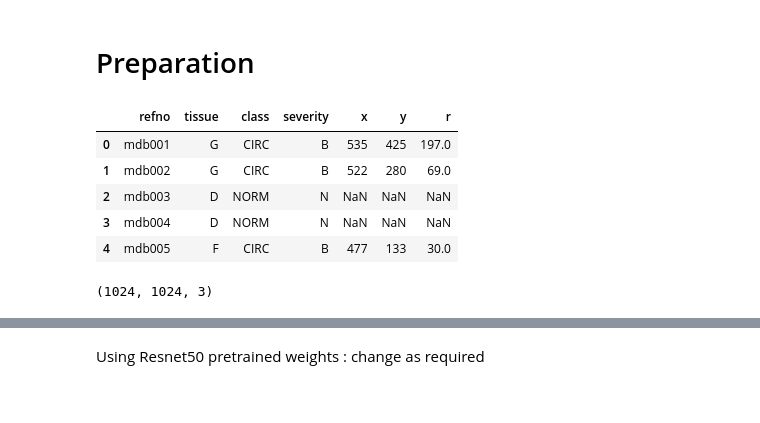
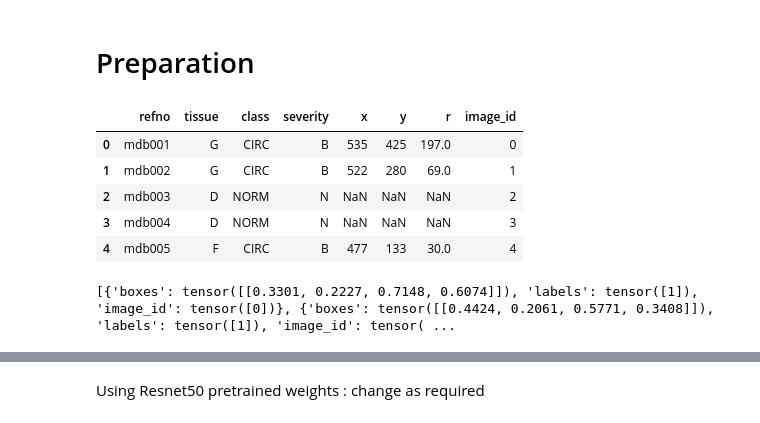
Before and after one commit to saragracebiddle/bioe486_project, a Jupyter notebook: demo.ipynb, the cells around one changed output, grey strips where cells are left out. Cells and saved outputs as stored; diff of their text form; code cells hidden in the pictures.

Commit message:
CustomTensorDataset for dataLoader

```diff
--- a/demo.ipynb
+++ b/demo.ipynb
@@ -35,13 +38,14 @@ https://www.kaggle.com/code/daniel601/pytorch-fasterrcnn
 # %%
 dir = os.getcwd()
 info = pd.read_csv(dir +'/mias_info/labels.txt', sep = ' ', header = None)
 info.columns = ['refno', 'tissue', 'class', 'severity','x','y','r']
 info['severity'] = info['severity'].fillna('N')
+info['image_id'] = info.refno.str.split('b', expand = True)[1].astype(int) -1
 info.head()
 # %% [output]
-|  | refno | tissue | class | severity | x | y | r |
-| 0 | mdb001 | G | CIRC | B | 535 | 425 | 197.0 |
-| 1 | mdb002 | G | CIRC | B | 522 | 280 | 69.0 |
-| 2 | mdb003 | D | NORM | N | NaN | NaN | NaN |
-| 3 | mdb004 | D | NORM | N | NaN | NaN | NaN |
-| 4 | mdb005 | F | CIRC | B | 477 | 133 | 30.0 |
+|  | refno | tissue | class | severity | x | y | r | image_id |
+| 0 | mdb001 | G | CIRC | B | 535 | 425 | 197.0 | 0 |
+| 1 | mdb002 | G | CIRC | B | 522 | 280 | 69.0 | 1 |
+| 2 | mdb003 | D | NORM | N | NaN | NaN | NaN | 2 |
+| 3 | mdb004 | D | NORM | N | NaN | NaN | NaN | 3 |
+| 4 | mdb005 | F | CIRC | B | 477 | 133 | 30.0 | 4 |
@@ -56,7 +51,0 @@ data, labels, bboxes, imgPaths = preprocessing(info)
-# %%
-import cv2
-
-img = cv2.imread('mias/B/mdb314.png')
-print(img.shape)
-# %% [output]
-(1024, 1024, 3)
@@ -62,0 +66,9 @@ print(img.shape)
+# %%
+device = torch.device('cuda') if torch.cuda.is_available() else torch.device('cpu')
+for imgs, annotations in data_loader:
+    imgs = list(img.to(device) for img in imgs)
+    annotations = [{k: v.to(device) for k, v in t.items()} for t in annotations]
+    print(annotations)
+    break
+# %% [output]
+[{'boxes': tensor([[0.3301, 0.2227, 0.7148, 0.6074]]), 'labels': tensor([1]), 'image_id': tensor([0])}, {'boxes': tensor([[0.4424, 0.2061, 0.5771, 0.3408]]), 'labels': tensor([1]), 'image_id': tensor( ...
```
Also changed, not shown: parts of 10 cells of this notebook, 2 other files.
